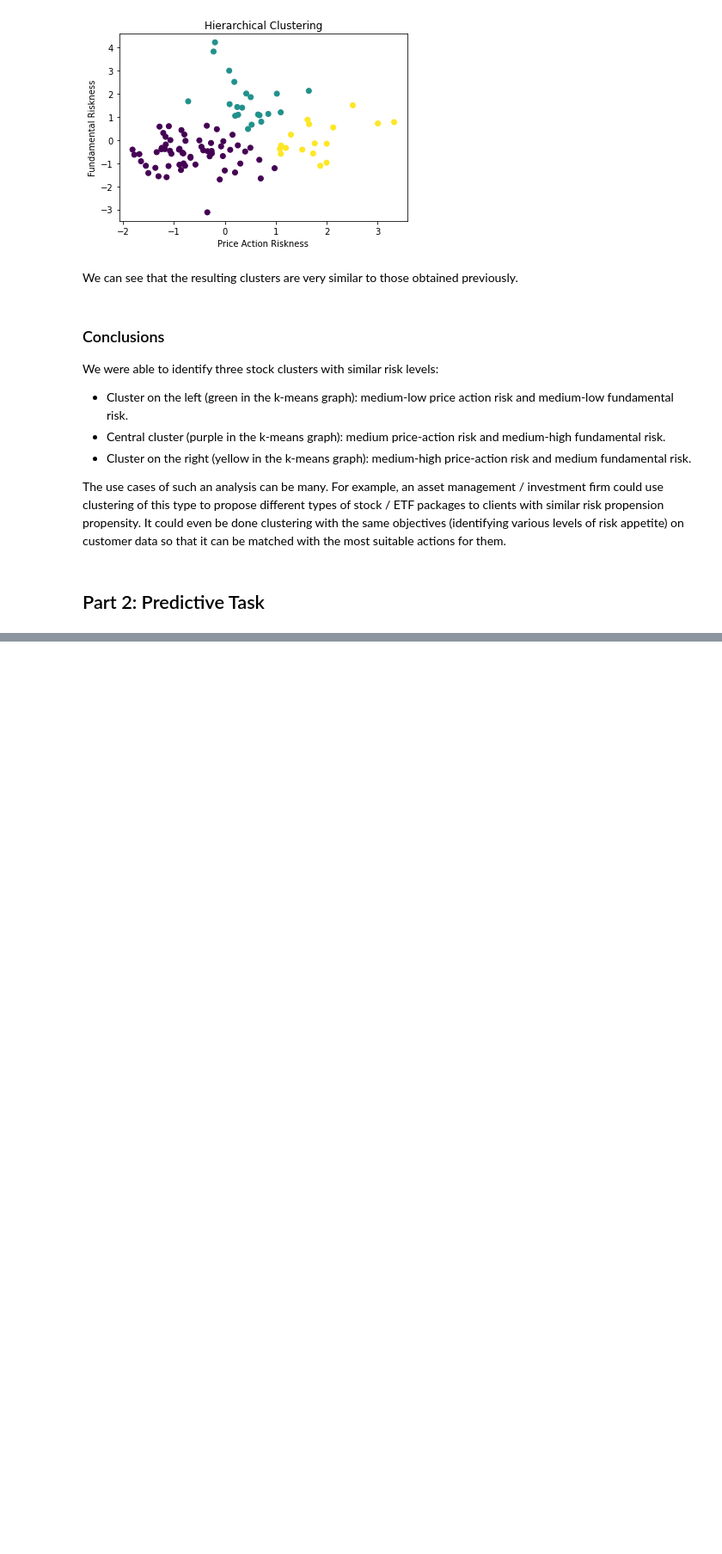
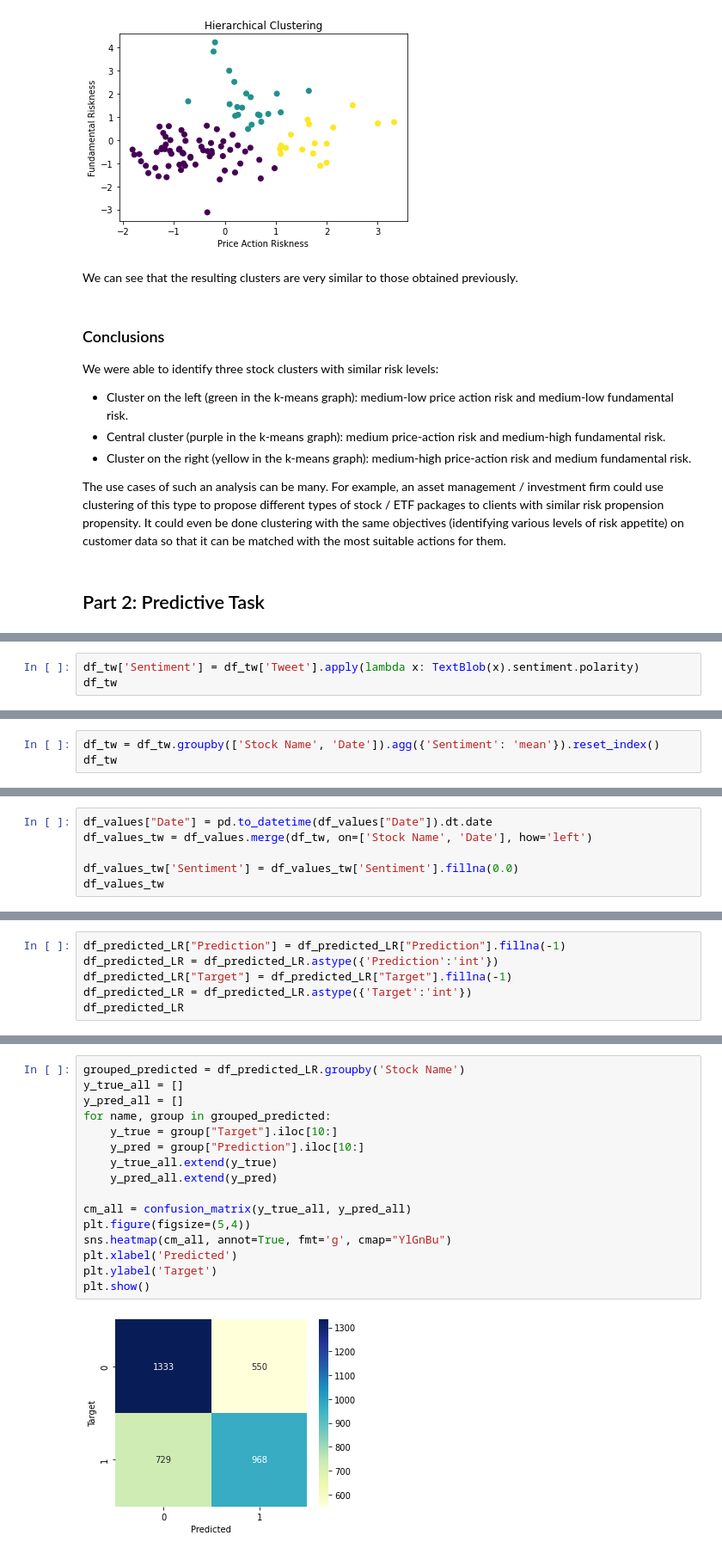
Before and after one commit to nicolasguarini/stocks-ai-analysis, a Jupyter notebook: notebook.ipynb, the cells around one changed output, grey strips where cells are left out. Shown at 86% size. Saved outputs shown, nothing was run; the diff lists cells and outputs as text; blank space fills up the shorter version.

```diff
--- a/notebook.ipynb
+++ b/notebook.ipynb
@@ -542,0 +810,3 @@ The use cases of such an analysis can be many. For example, an asset management
+# %%
+df_tw['Sentiment'] = df_tw['Tweet'].apply(lambda x: TextBlob(x).sentiment.polarity)
+df_tw
@@ -542,0 +829,3 @@ The use cases of such an analysis can be many. For example, an asset management
+# %%
+df_tw = df_tw.groupby(['Stock Name', 'Date']).agg({'Sentiment': 'mean'}).reset_index()
+df_tw
@@ -542,0 +848,6 @@ The use cases of such an analysis can be many. For example, an asset management
+# %%
+df_values["Date"] = pd.to_datetime(df_values["Date"]).dt.date
+df_values_tw = df_values.merge(df_tw, on=['Stock Name', 'Date'], how='left')
+
+df_values_tw['Sentiment'] = df_values_tw['Sentiment'].fillna(0.0)
+df_values_tw
@@ -542,0 +941,6 @@ The use cases of such an analysis can be many. For example, an asset management
+# %%
+df_predicted_LR["Prediction"] = df_predicted_LR["Prediction"].fillna(-1)
+df_predicted_LR = df_predicted_LR.astype({'Prediction':'int'})
+df_predicted_LR["Target"] = df_predicted_LR["Target"].fillna(-1)
+df_predicted_LR = df_predicted_LR.astype({'Target':'int'})
+df_predicted_LR
@@ -542,0 +961,18 @@ The use cases of such an analysis can be many. For example, an asset management
+# %%
+grouped_predicted = df_predicted_LR.groupby('Stock Name')
+y_true_all = []
+y_pred_all = []
+for name, group in grouped_predicted:
+    y_true = group["Target"].iloc[10:]
+    y_pred = group["Prediction"].iloc[10:]
+    y_true_all.extend(y_true)
+    y_pred_all.extend(y_pred)
+
+cm_all = confusion_matrix(y_true_all, y_pred_all)
+plt.figure(figsize=(5,4))
+sns.heatmap(cm_all, annot=True, fmt='g', cmap="YlGnBu")
+plt.xlabel('Predicted')
+plt.ylabel('Target')
+plt.show()
+# %% [output]
+[figure, added]
```
Also changed, not shown: parts of 75 cells of this notebook, 2 other files.
